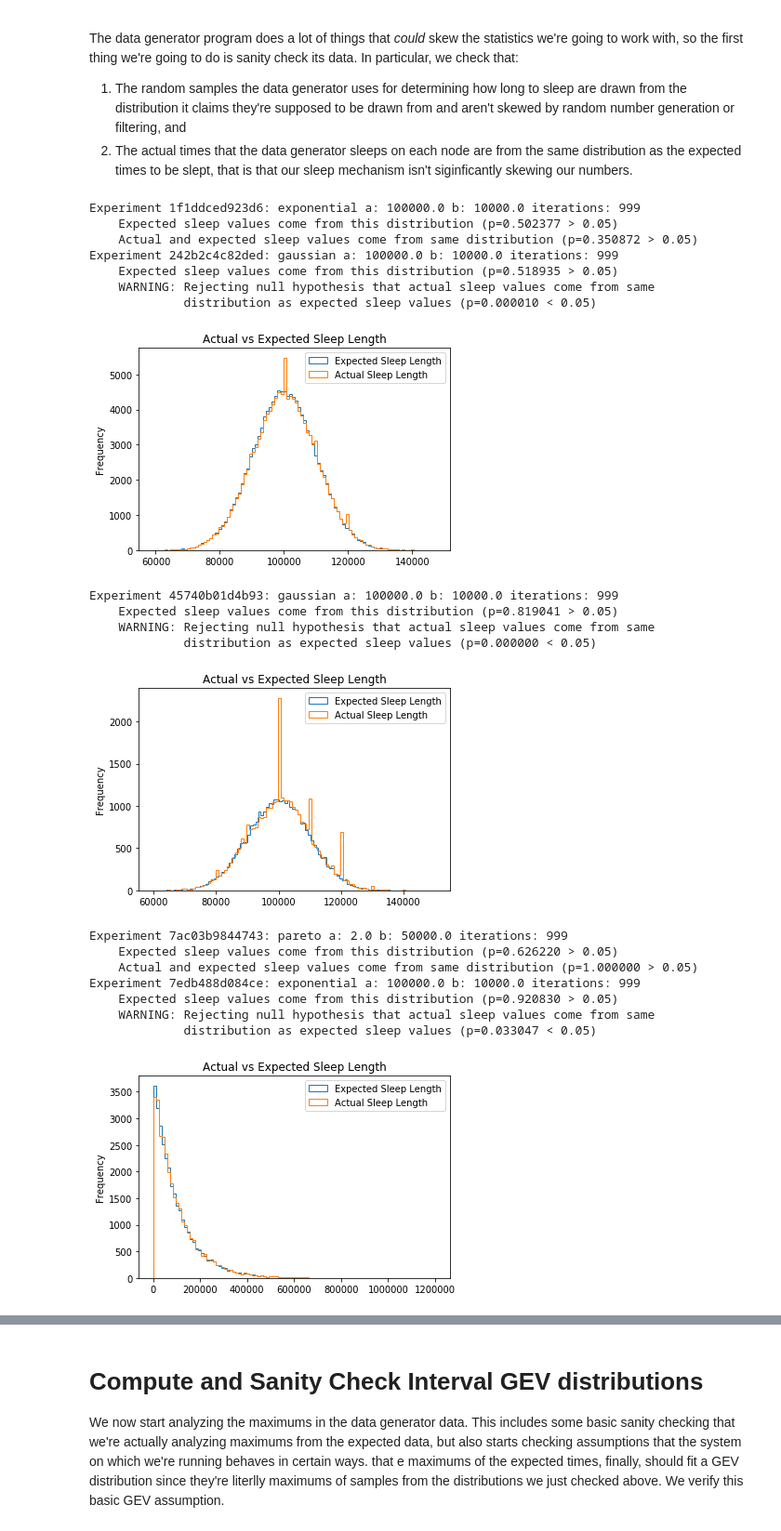
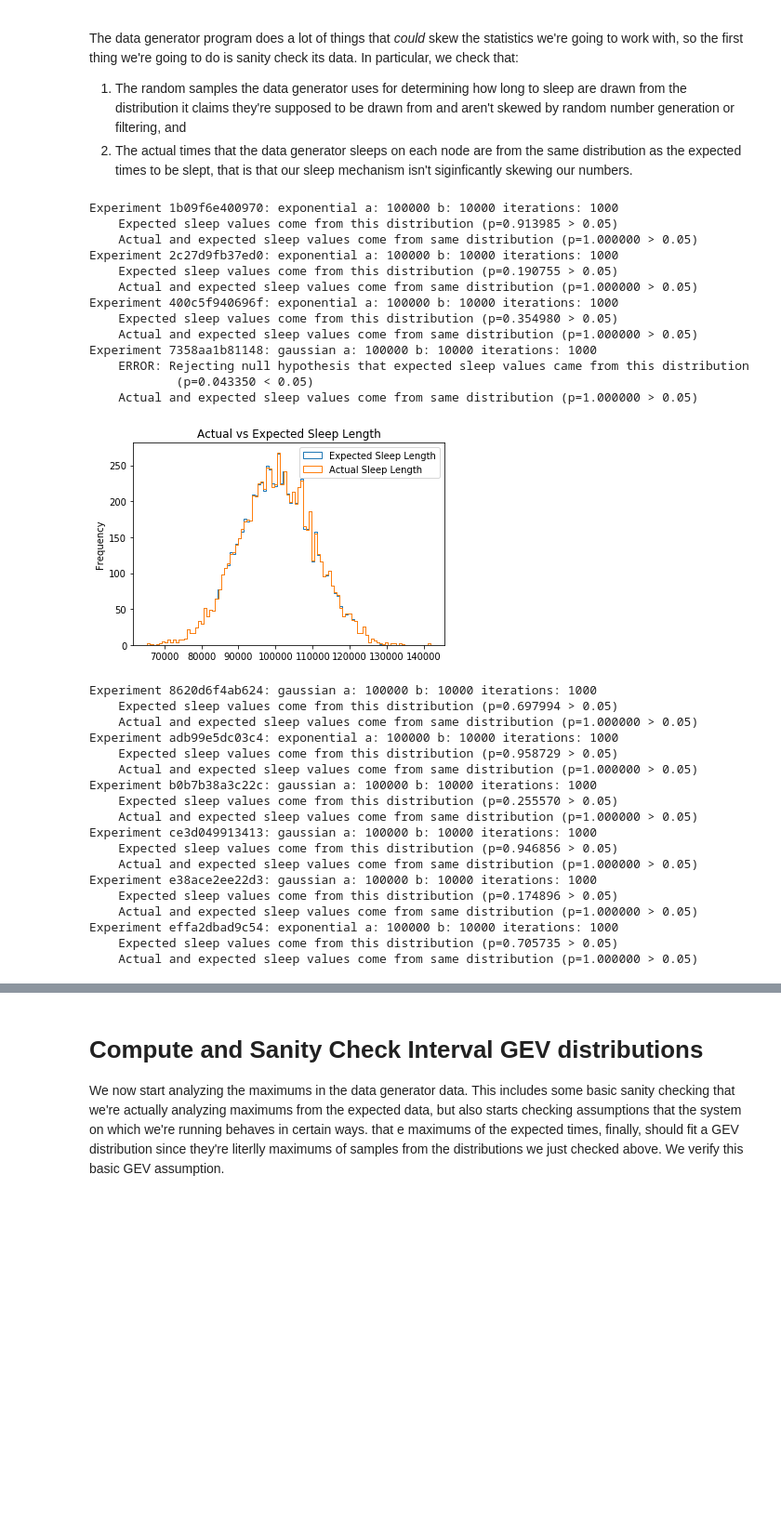
Before and after one commit to qwofford/popperized, a Jupyter notebook: pipelines/data_generator/validate/interval-analysis.ipynb, the cells around one changed output, grey strips where cells are left out. Shown: that part at 93% size. Cells and saved outputs as stored; diff of their text form; code cells hidden in the pictures; blank space fills up the shorter version.

```diff
--- a/pipelines/data_generator/validate/interval-analysis.ipynb
+++ b/pipelines/data_generator/validate/interval-analysis.ipynb
@@ -6,15 +27,13 @@ This notebook reads the data generated by the data generator program and both sa
 ## Time Breakdown of a Sample interval
 We first read in the data we're analyzing and compute the important derived values, namely the length of the interval on each rank and the amount of time waited on each rank, and the expected and actual interval lengths for each interval.
 # %%
-import pandas as pd
-import numpy as np
-import matplotlib.pyplot as plt
-import scipy
-from scipy.stats import genextreme
-from scipy import stats
-import scipy.special
-#
-rankdata = pd.read_csv('../results/result.csv').sort_values(['uniq_id', 'iteration', 'rank'])
+rankdata = pd.DataFrame()
+
+for file in file_list:
+    data = pd.read_json(file, orient='records')
+    rankdata = rankdata.append(data, ignore_index = True)
+
+rankdata = rankdata.sort_values(['uniq_id', 'iteration', 'rank']).reset_index(drop=True)
 
 # First compute the interval lengths and subdivisions themselves - we have expected/actual sleep_nsec,
 # so we need wait_nsec and interval_nsec just to make things easier.
@@ -67,57 +86,73 @@ for frame in rankdata.groupby(['uniq_id']):
     scipydist = distmap[distribution]['name']
     a = frame[1]['a'].iloc[0]
     b = frame[1]['b'].iloc[0]
-    iterations = frame[1]['iteration'].max()
+    iterations = frame[1]['iteration'].max() + 1
     params = distmap[distribution]['translate'](a, b)
 
     print('Experiment {0}: {1} a: {2} b: {3} iterations: {4}'.format(frame[0], distribution, a, b, iterations))
     # First, are the full set of samples distributed as per requested
     # the requested distribution, or is the data generator doing something
     # that's skewing the data? For example, the data generator cuts off sleep times
     # less than 0. If values less than zero would normally be a significant
     # portion of the distribution, for example gaussian with mean and standard
     # deviation near each other, this test could fail.
     confidence = 0.05
+    error = False
     (statistic, pvalue) = stats.kstest(frame[1]['expected_sleep_usec'].ravel(), scipydist, params)
     if (pvalue < confidence):
         print('    ERROR: Rejecting null hypothesis that expected sleep values came from this distribution\n',
               '           (p={0:.6f} < {1})'.format(pvalue, confidence))
+        error = True
     else:
         print('    Expected sleep values come from this distribution (p={0:.6f} > {1})'.format(pvalue, confidence))
 
     # Next, test for the actual sleep values versus the expected sleep values. These
     # skew slightly larger than the expected sleep values do to experimental problems so this
     # test could fail particulalry for short wait times where this error is relatively
     # significant.
     (statistic, pvalue) = stats.ks_2samp(frame[1]['expected_sleep_usec'].ravel(), frame[1]['actual_sleep_usec'].ravel())
     if (pvalue < confidence):
         print('    WARNING: Rejecting null hypothesis that actual sleep values come from same\n'
              '             distribution as expected sleep values (p={0:.6f} < {1})'.format(pvalue, confidence))
+        error = True
+    else:
+        print('    Actual and expected sleep values come from same distribution (p={0:.6f} > {1})'.format(pvalue, confidence))
+
+    if (error):
         frame[1]['expected_sleep_usec'].plot.hist(bins=100,histtype='step',label='Expected Sleep Length',title='Actual vs Expected Sleep Length')
         frame[1]['actual_sleep_usec'].plot.hist(bins=100,histtype='step',label='Actual Sleep Length')
         plt.legend()
         plt.show()
-    else:
-        print('    Actual and expected sleep values come from same distribution (p={0:.6f} > {1})'.format(pvalue, confidence))
 # %% [output]
-Experiment 1f1ddced923d6: exponential a: 100000.0 b: 10000.0 iterations: 999
-    Expected sleep values come from this distribution (p=0.502377 > 0.05)
-    Actual and expected sleep values come from same distribution (p=0.350872 > 0.05)
-Experiment 242b2c4c82ded: gaussian a: 100000.0 b: 10000.0 iterations: 999
-    Expected sleep values come from this distribution (p=0.518935 > 0.05)
-    WARNING: Rejecting null hypothesis that actual sleep values come from same
-             distribution as expected sleep values (p=0.000010 < 0.05)
+Experiment 1b09f6e400970: exponential a: 100000 b: 10000 iterations: 1000
+    Expected sleep values come from this distribution (p=0.913985 > 0.05)
+    Actual and expected sleep values come from same distribution (p=1.000000 > 0.05)
+Experiment 2c27d9fb37ed0: exponential a: 100000 b: 10000 iterations: 1000
+    Expected sleep values come from this distribution (p=0.190755 > 0.05)
+    Actual and expected sleep values come from same distribution (p=1.000000 > 0.05)
+Experiment 400c5f940696f: exponential a: 100000 b: 10000 iterations: 1000
+    Expected sleep values come from this distribution (p=0.354980 > 0.05)
+    Actual and expected sleep values come from same distribution (p=1.000000 > 0.05)
+Experiment 7358aa1b81148: gaussian a: 100000 b: 10000 iterations: 1000
+    ERROR: Rejecting null hypothesis that expected sleep values came from this distribution
+            (p=0.043350 < 0.05)
+    Actual and expected sleep values come from same distribution (p=1.000000 > 0.05)
-[figure, old version]
+[figure, new version]
-Experiment 45740b01d4b93: gaussian a: 100000.0 b: 10000.0 iterations: 999
-    Expected sleep values come from this distribution (p=0.819041 > 0.05)
-    WARNING: Rejecting null hypothesis that actual sleep values come from same
-             distribution as expected sleep values (p=0.000000 < 0.05)
+Experiment 8620d6f4ab624: gaussian a: 100000 b: 10000 iterations: 1000
+    Expected sleep values come from this distribution (p=0.697994 > 0.05)
+    Actual and expected sleep values come from same distribution (p=1.000000 > 0.05)
+Experiment adb99e5dc03c4: exponential a: 100000 b: 10000 iterations: 1000
+    Expected sleep values come from this distribution (p=0.958729 > 0.05)
+    Actual and expected sleep values come from same distribution (p=1.000000 > 0.05)
+Experiment b0b7b38a3c22c: gaussian a: 100000 b: 10000 iterations: 1000
+    Expected sleep values come from this distribution (p=0.255570 > 0.05)
+    Actual and expected sleep values come from same distribution (p=1.000000 > 0.05)
+Experiment ce3d049913413: gaussian a: 100000 b: 10000 iterations: 1000
+    Expected sleep values come from this distribution (p=0.946856 > 0.05)
+    Actual and expected sleep values come from same distribution (p=1.000000 > 0.05)
+Experiment e38ace2ee22d3: gaussian a: 100000 b: 10000 iterations: 1000
+    Expected sleep values come from this distribution (p=0.174896 > 0.05)
+    Actual and expected sleep values come from same distribution (p=1.000000 > 0.05)
+Experiment effa2dbad9c54: exponential a: 100000 b: 10000 iterations: 1000
+    Expected sleep values come from this distribution (p=0.705735 > 0.05)
+    Actual and expected sleep values come from same distribution (p=1.000000 > 0.05)
-[figure, removed]
-Experiment 7ac03b9844743: pareto a: 2.0 b: 50000.0 iterations: 999
-    Expected sleep values come from this distribution (p=0.626220 > 0.05)
-    Actual and expected sleep values come from same distribution (p=1.000000 > 0.05)
-Experiment 7edb488d084ce: exponential a: 100000.0 b: 10000.0 iterations: 999
-    Expected sleep values come from this distribution (p=0.920830 > 0.05)
-    WARNING: Rejecting null hypothesis that actual sleep values come from same
-             distribution as expected sleep values (p=0.033047 < 0.05)
-[figure, removed]
```
Also changed, not shown: parts of 5 cells of this notebook.
